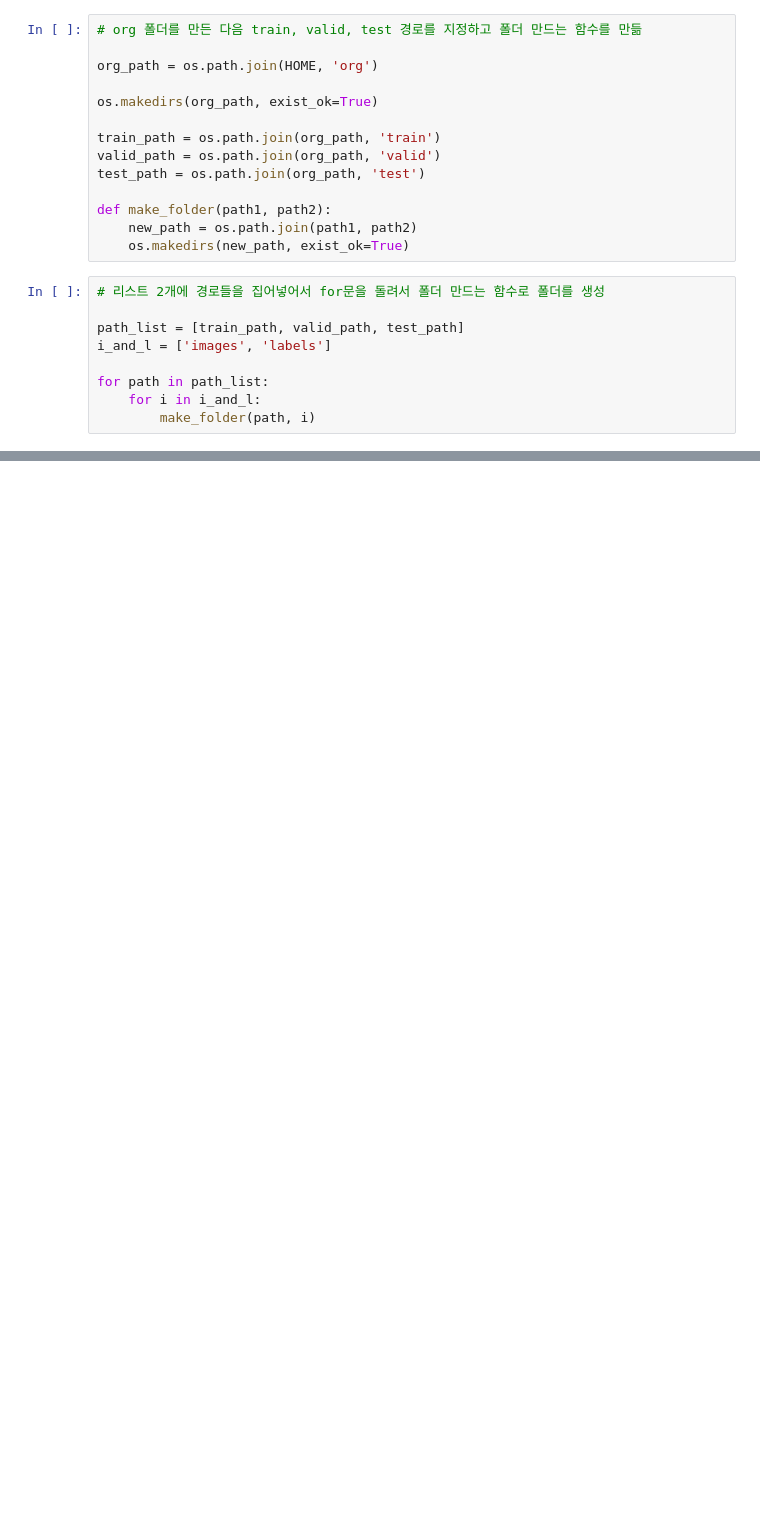
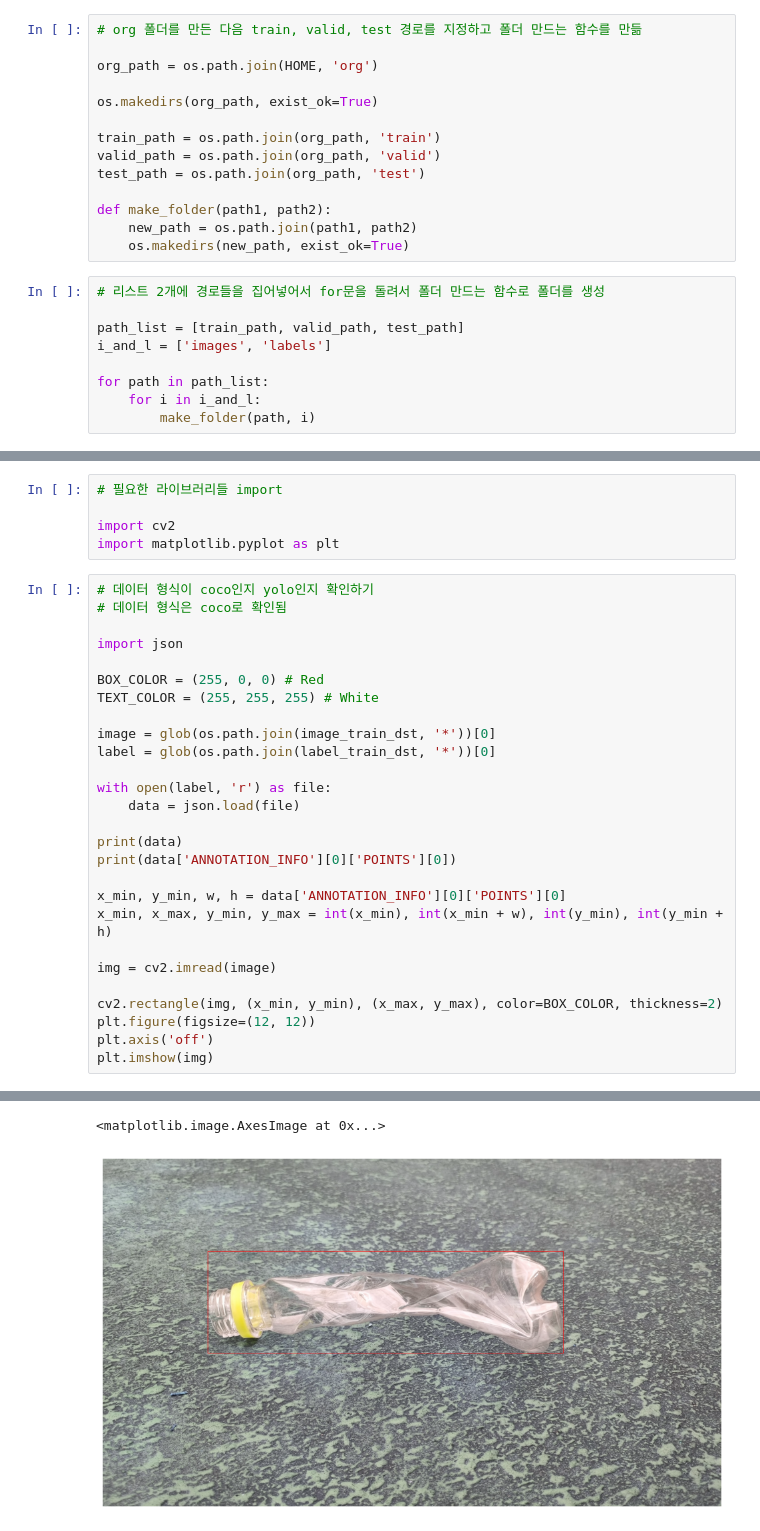
Before and after one commit to passgiant/yolo11, a Jupyter notebook: middle_project.ipynb, the cells around one changed output, grey strips where cells are left out. Cells and saved outputs as stored; diff of their text form; blank space fills up the shorter version.

```diff
--- a/middle_project.ipynb
+++ b/middle_project.ipynb
@@ -232,0 +250,33 @@ print(len(glob(os.path.join(label_test_dst, '*'))))
+# %%
+# 필요한 라이브러리들 import
+
+import cv2
+import matplotlib.pyplot as plt
+# %%
+# 데이터 형식이 coco인지 yolo인지 확인하기
+# 데이터 형식은 coco로 확인됨
+
+import json
+
+BOX_COLOR = (255, 0, 0) # Red
+TEXT_COLOR = (255, 255, 255) # White
+
+image = glob(os.path.join(image_train_dst, '*'))[0]
+label = glob(os.path.join(label_train_dst, '*'))[0]
+
+with open(label, 'r') as file:
+    data = json.load(file)
+
+print(data)
+print(data['ANNOTATION_INFO'][0]['POINTS'][0])
+
+x_min, y_min, w, h = data['ANNOTATION_INFO'][0]['POINTS'][0]
+x_min, x_max, y_min, y_max = int(x_min), int(x_min + w), int(y_min), int(y_min + h)
+
+img = cv2.imread(image)
+
+cv2.rectangle(img, (x_min, y_min), (x_max, y_max), color=BOX_COLOR, thickness=2)
+plt.figure(figsize=(12, 12))
+plt.axis('off')
+plt.imshow(img)
+# %% [output]
@@ -232,0 +285,2 @@ print(len(glob(os.path.join(label_test_dst, '*'))))
+<matplotlib.image.AxesImage at 0x...>
+[figure, added]
```
Also changed, not shown: parts of 10 cells of this notebook.
